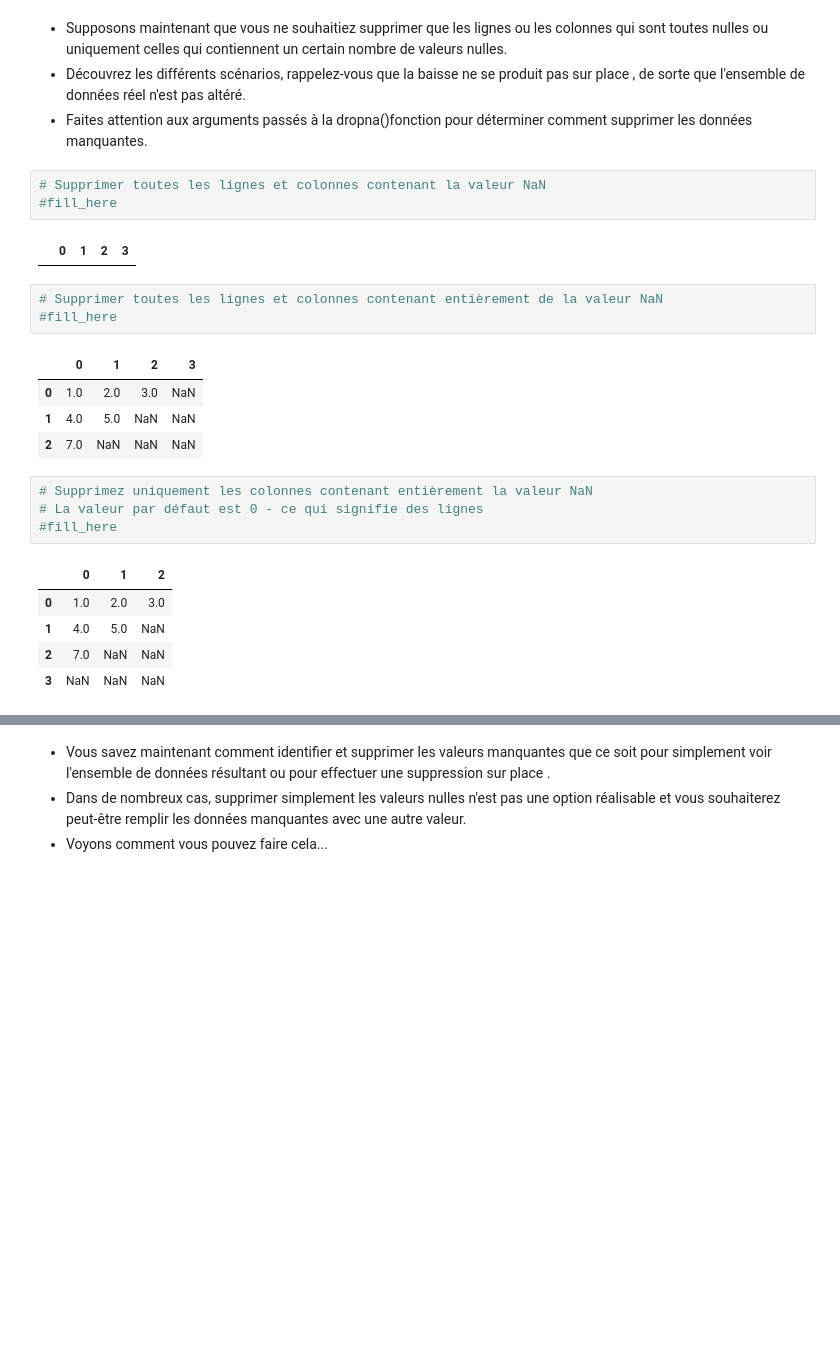
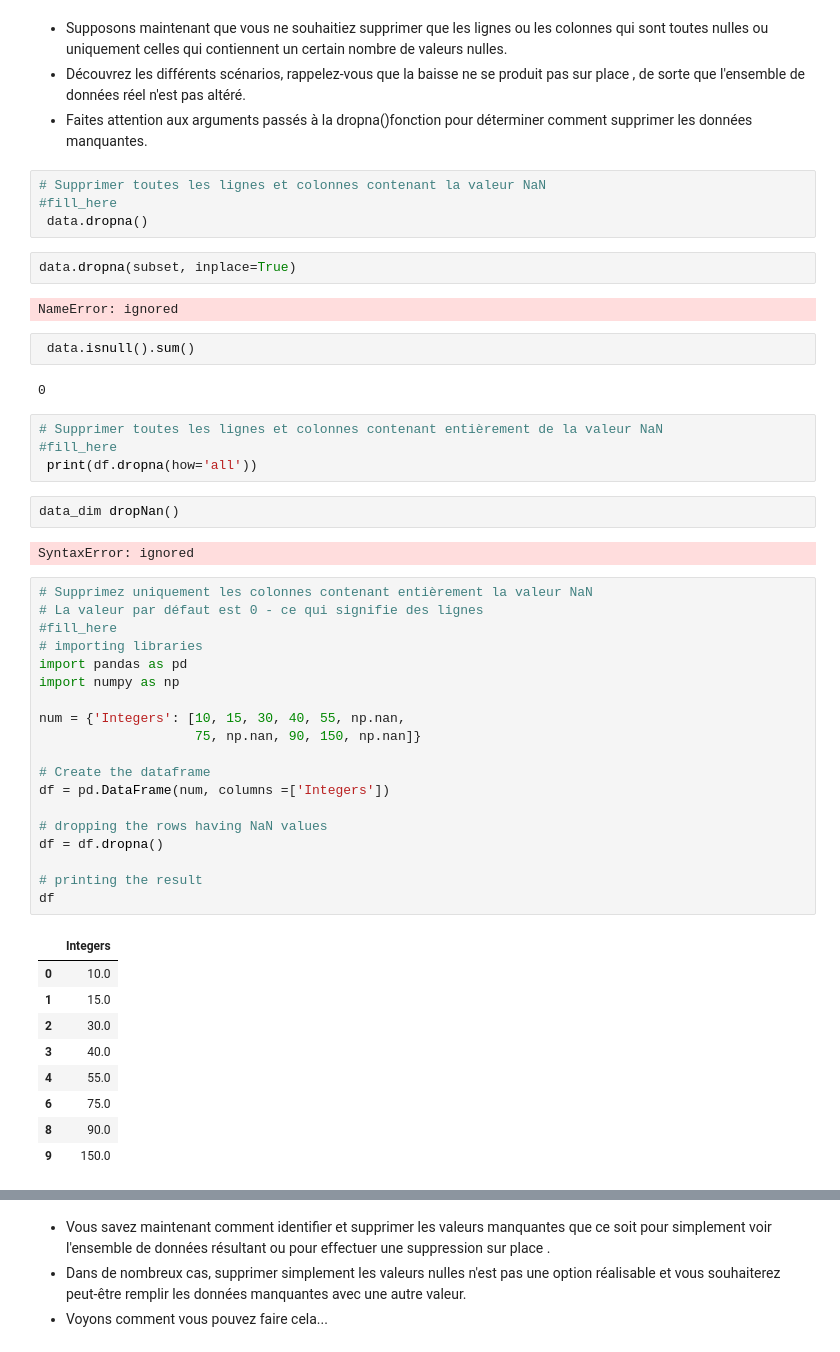
Before and after one commit to nitron-alpha-kplr/Data-Preparation, a Jupyter notebook: FR/2-Handling-Missing-Data/Workshop/2_Handling_Missing_Data_Exercice.ipynb, the cells around one changed output, grey strips where cells are left out. Drawn from its saved outputs; the diff is of its cells as text; blank space fills up the shorter version.

```diff
--- a/FR/2-Handling-Missing-Data/Workshop/2_Handling_Missing_Data_Exercice.ipynb
+++ b/FR/2-Handling-Missing-Data/Workshop/2_Handling_Missing_Data_Exercice.ipynb
@@ -134,23 +132,49 @@ data_dim
 # %%
 # Supprimer toutes les lignes et colonnes contenant la valeur NaN
 #fill_here
+ data.dropna()
-# %% [output]
-|  | 0 | 1 | 2 | 3 |
+# %%
+data.dropna(subset, inplace=True)
+# %% [output]
+NameError: ignored
+# %%
+ data.isnull().sum()
+# %% [output]
+0
 # %%
 # Supprimer toutes les lignes et colonnes contenant entièrement de la valeur NaN
 #fill_here
+ print(df.dropna(how='all'))
-# %% [output]
-|  | 0 | 1 | 2 | 3 |
-| 0 | 1.0 | 2.0 | 3.0 | NaN |
-| 1 | 4.0 | 5.0 | NaN | NaN |
-| 2 | 7.0 | NaN | NaN | NaN |
+# %%
+data_dim dropNan()
+# %% [output]
+SyntaxError: ignored
 # %%
 # Supprimez uniquement les colonnes contenant entièrement la valeur NaN
 # La valeur par défaut est 0 - ce qui signifie des lignes
 #fill_here
+# importing libraries
+import pandas as pd
+import numpy as np
+
+num = {'Integers': [10, 15, 30, 40, 55, np.nan,
+                    75, np.nan, 90, 150, np.nan]}
+
+# Create the dataframe
+df = pd.DataFrame(num, columns =['Integers'])
+
+# dropping the rows having NaN values
+df = df.dropna()
+
+# printing the result
+df
 # %% [output]
-|  | 0 | 1 | 2 |
-| 0 | 1.0 | 2.0 | 3.0 |
-| 1 | 4.0 | 5.0 | NaN |
-| 2 | 7.0 | NaN | NaN |
-| 3 | NaN | NaN | NaN |
+|  | Integers |
+| 0 | 10.0 |
+| 1 | 15.0 |
+| 2 | 30.0 |
+| 3 | 40.0 |
+| 4 | 55.0 |
+| 6 | 75.0 |
+| 8 | 90.0 |
+| 9 | 150.0 |
```
Also changed, not shown: parts of 11 cells of this notebook.
